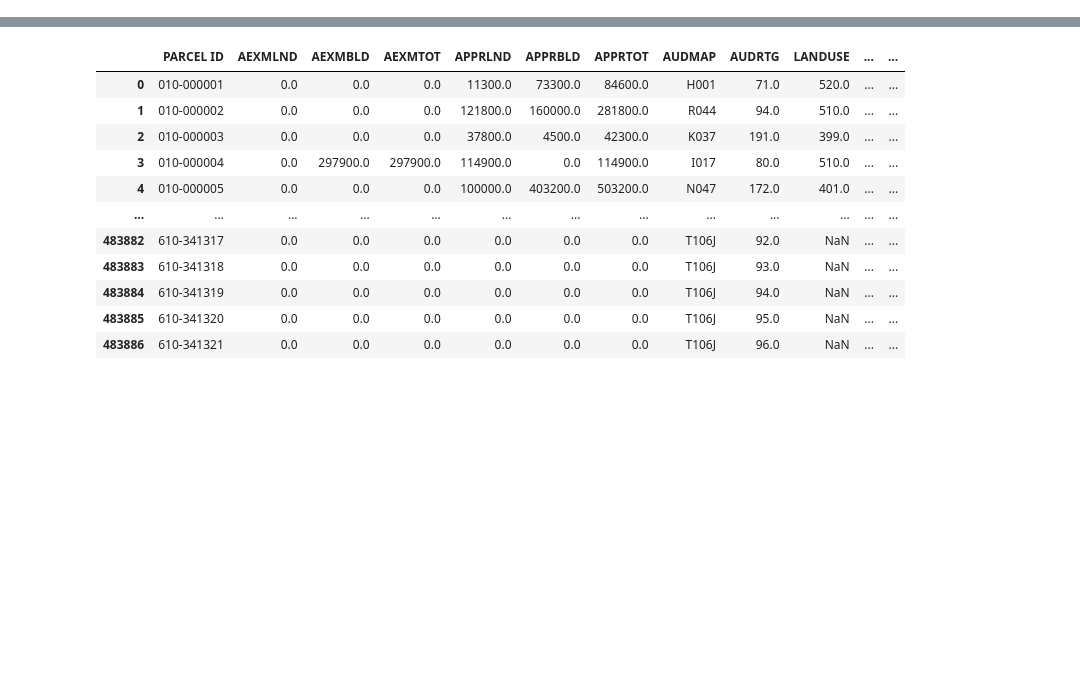
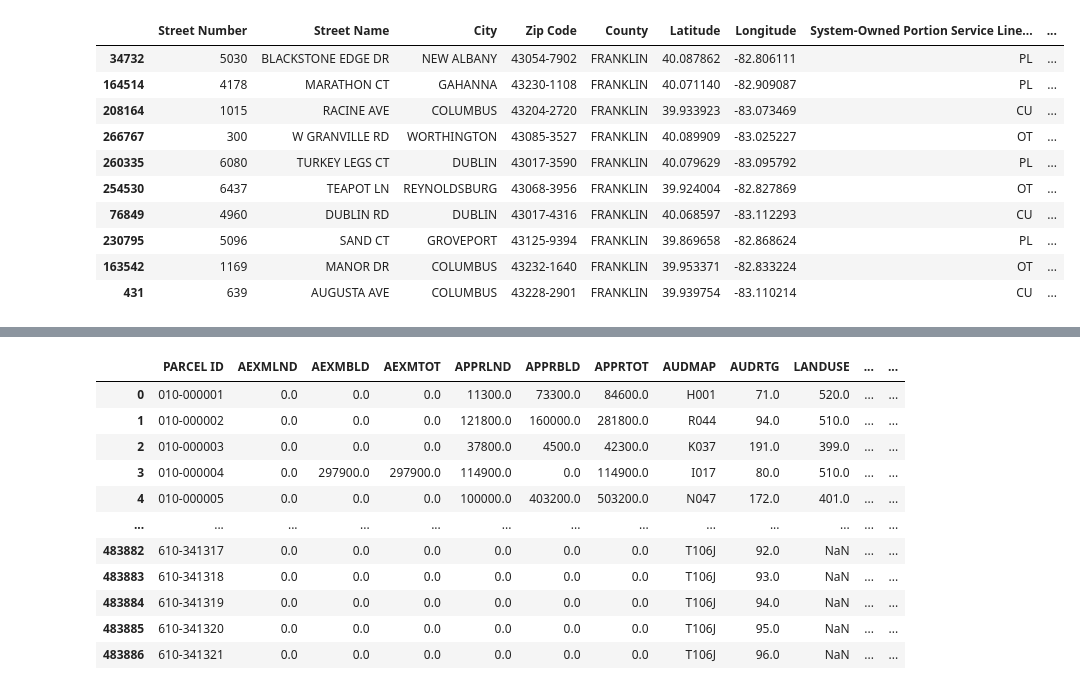
Before and after one commit to aschimmo/Erdos2025_LeadExposure, a Jupyter notebook: data_cleaning.ipynb, the cells around one changed output, grey strips where cells are left out. Cells and saved outputs as stored; diff of their text form; code cells hidden in the pictures; blank space fills up the shorter version.

```diff
--- a/data_cleaning.ipynb
+++ b/data_cleaning.ipynb
@@ -8,6 +11,18 @@ import matplotlib.pyplot as plt
 # %%
-# Import data file
+# Import data files
 
-# Documentation for the data set is located at https://www.franklincountyauditor.com/AUDR-website/media/Documents/FTP/Parcel-CSV-description-of-fields.pdf
-url = "https://apps.franklincountyauditor.com/Parcel_CSV/2025/05/Parcel.csv"
-df = pd.read_csv(url)
+# Documentation for the parcel data set is located at https://www.franklincountyauditor.com/AUDR-website/media/Documents/FTP/Parcel-CSV-description-of-fields.pdf
+url_parcel = "https://apps.franklincountyauditor.com/Parcel_CSV/2025/05/Parcel.csv"
+df_parcel = pd.read_csv(url_parcel)
+
+# Service Line inventory data set
+name_sl = "ServiceLineInventory.csv"
+df_sl = pd.read_csv(name_sl)
+# %%
+# Create common Street Address column
+df_sl["Street Address"] = df_sl["Street Number"].astype(str) + ' ' + df_sl["Street Name"]
+#df_parcel = df_parcel.rename(columns={"STADDR":"Street Address"})
+
+# Delete duplicate rows in each data set
+df_parcel = df_parcel.drop_duplicates(subset=["STADDR"])
+df_sl = df_sl.drop_duplicates(subset=["Street Address"])
@@ -13,0 +268,14 @@ df = pd.read_csv(url)
+# %%
+df_sl.sample(n=10, random_state=43201)
+# %% [output]
+|  | Street Number | Street Name | City | Zip Code | County | Latitude | Longitude | System-Owned Portion Service Line... | ... |
+| 34732 | 5030 | BLACKSTONE EDGE DR | NEW ALBANY | 43054-7902 | FRANKLIN | 40.087862 | -82.806111 | PL | ... |
+| 164514 | 4178 | MARATHON CT | GAHANNA | 43230-1108 | FRANKLIN | 40.071140 | -82.909087 | PL | ... |
+| 208164 | 1015 | RACINE AVE | COLUMBUS | 43204-2720 | FRANKLIN | 39.933923 | -83.073469 | CU | ... |
+| 266767 | 300 | W GRANVILLE RD | WORTHINGTON | 43085-3527 | FRANKLIN | 40.089909 | -83.025227 | OT | ... |
+| 260335 | 6080 | TURKEY LEGS CT | DUBLIN | 43017-3590 | FRANKLIN | 40.079629 | -83.095792 | PL | ... |
+| 254530 | 6437 | TEAPOT LN | REYNOLDSBURG | 43068-3956 | FRANKLIN | 39.924004 | -82.827869 | OT | ... |
+| 76849 | 4960 | DUBLIN RD | DUBLIN | 43017-4316 | FRANKLIN | 40.068597 | -83.112293 | CU | ... |
+| 230795 | 5096 | SAND CT | GROVEPORT | 43125-9394 | FRANKLIN | 39.869658 | -82.868624 | PL | ... |
+| 163542 | 1169 | MANOR DR | COLUMBUS | 43232-1640 | FRANKLIN | 39.953371 | -82.833224 | OT | ... |
+| 431 | 639 | AUGUSTA AVE | COLUMBUS | 43228-2901 | FRANKLIN | 39.939754 | -83.110214 | CU | ... |
```
Also changed, not shown: parts of 26 cells of this notebook, 1 other file.
